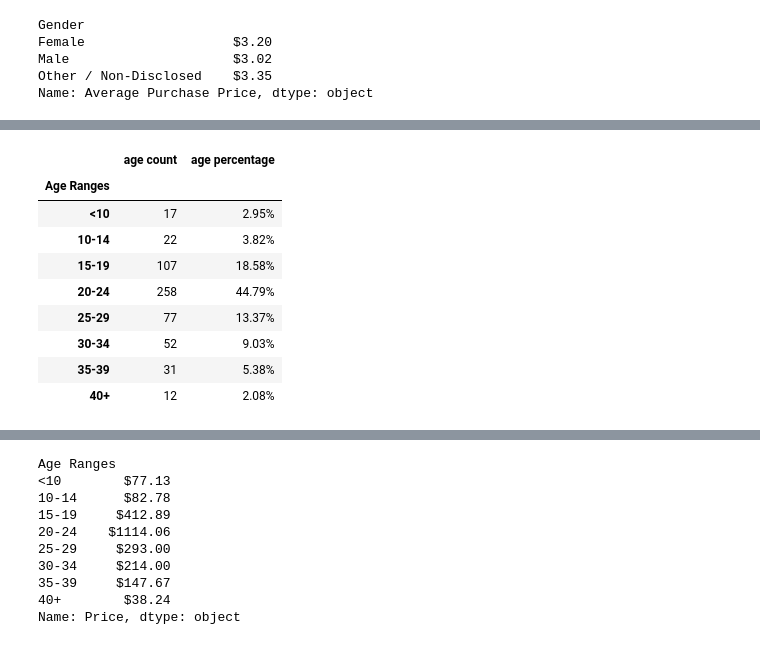
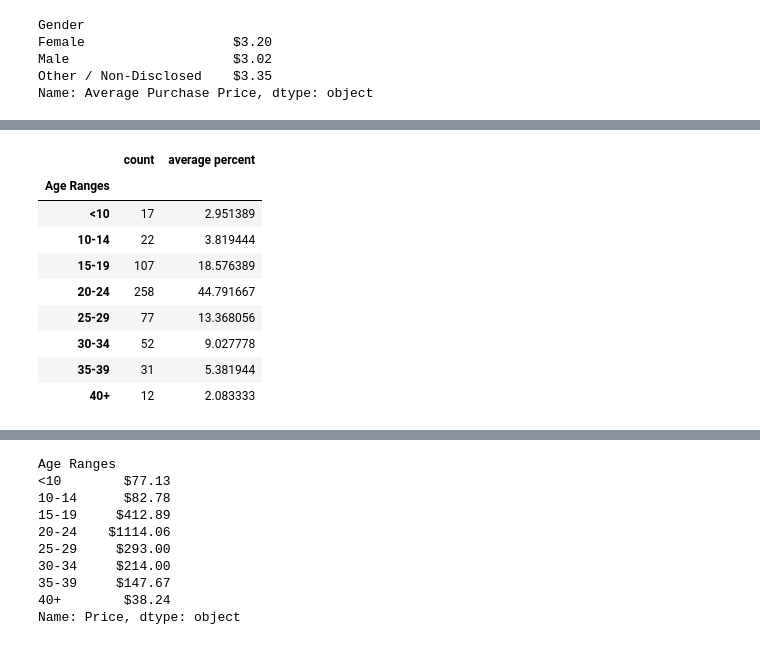
Before and after one commit to Whitney128/Homework, a Jupyter notebook: pandas-challenge/HeroesOfPymoli/assignment 1-checkpoint.ipynb, the cells around one changed output, grey strips where cells are left out. Drawn from its saved outputs; the diff is of its cells as text; code cells hidden in the pictures.

```diff
--- a/pandas-challenge/HeroesOfPymoli/assignment 1-checkpoint.ipynb
+++ b/pandas-challenge/HeroesOfPymoli/assignment 1-checkpoint.ipynb
@@ -219,0 +267,3 @@ Name: SN, dtype: object
+# %%
+percent = age_df.groupby(['Age Ranges'])['Price'].sum()
+percent
@@ -219,0 +281,3 @@ Name: SN, dtype: object
+# %%
+combine = pd.merge(count, percent, on='Age Ranges')
+combine
@@ -219,0 +295,4 @@ Name: SN, dtype: object
+# %%
+#age demo summary for percent
+unique_SN = combine['SN'].sum()
+unique_SN
@@ -219,0 +305,3 @@ Name: SN, dtype: object
+# %%
+average_percent = combine['SN']/unique_SN*100
+average_percent
@@ -220,22 +319,22 @@ Name: SN, dtype: object
 # %%
 #age summary for count and percent
 summary={
-    'age count' : age_count,
-    'age percentage' : age_percentage
+    'count' : count,
+    'average percent' : average_percent
 }
 age_demo_summary = pd.DataFrame(summary)
 age_demo_summary
 # %% [output]
-|  | age count | age percentage |
+|  | count | average percent |
 | Age Ranges |  |  |
-| <10 | 17 | 2.95% |
-| 10-14 | 22 | 3.82% |
-| 15-19 | 107 | 18.58% |
-| 20-24 | 258 | 44.79% |
-| 25-29 | 77 | 13.37% |
-| 30-34 | 52 | 9.03% |
-| 35-39 | 31 | 5.38% |
-| 40+ | 12 | 2.08% |
+| <10 | 17 | 2.951389 |
+| 10-14 | 22 | 3.819444 |
+| 15-19 | 107 | 18.576389 |
+| 20-24 | 258 | 44.791667 |
+| 25-29 | 77 | 13.368056 |
+| 30-34 | 52 | 9.027778 |
+| 35-39 | 31 | 5.381944 |
+| 40+ | 12 | 2.083333 |
 # %%
 #age demo purchase count
 age_demo_purchase_count = age_df["SN"].count()
```
Also changed, not shown: parts of 20 cells of this notebook.
